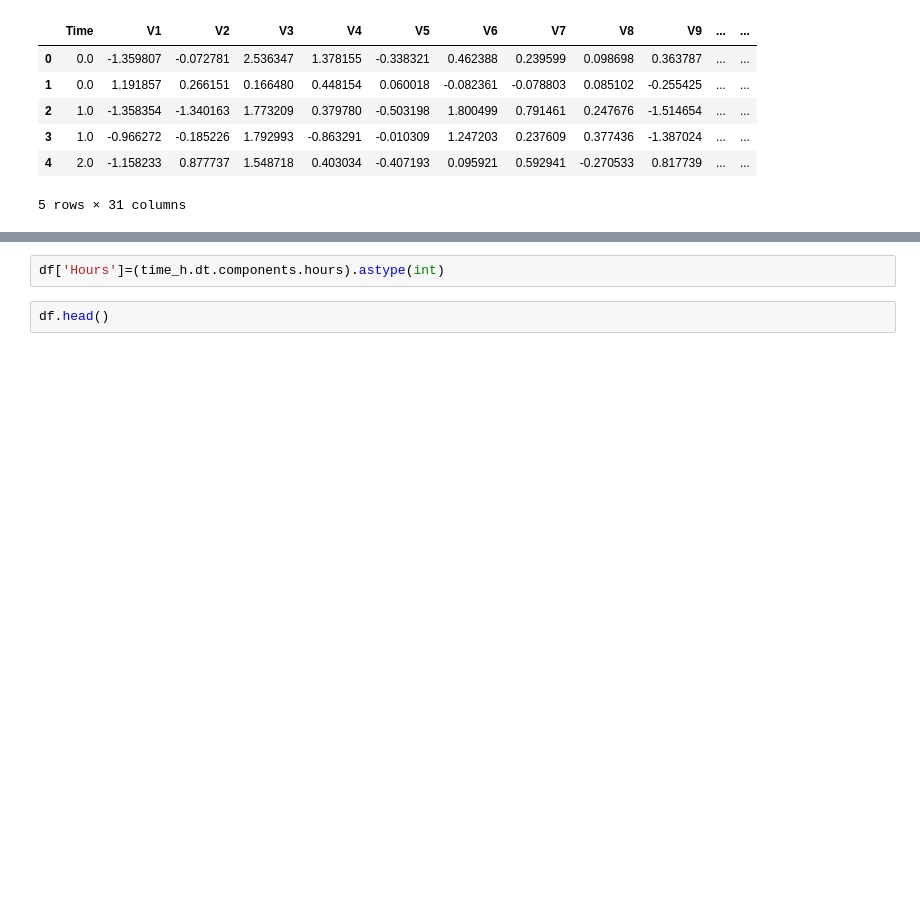
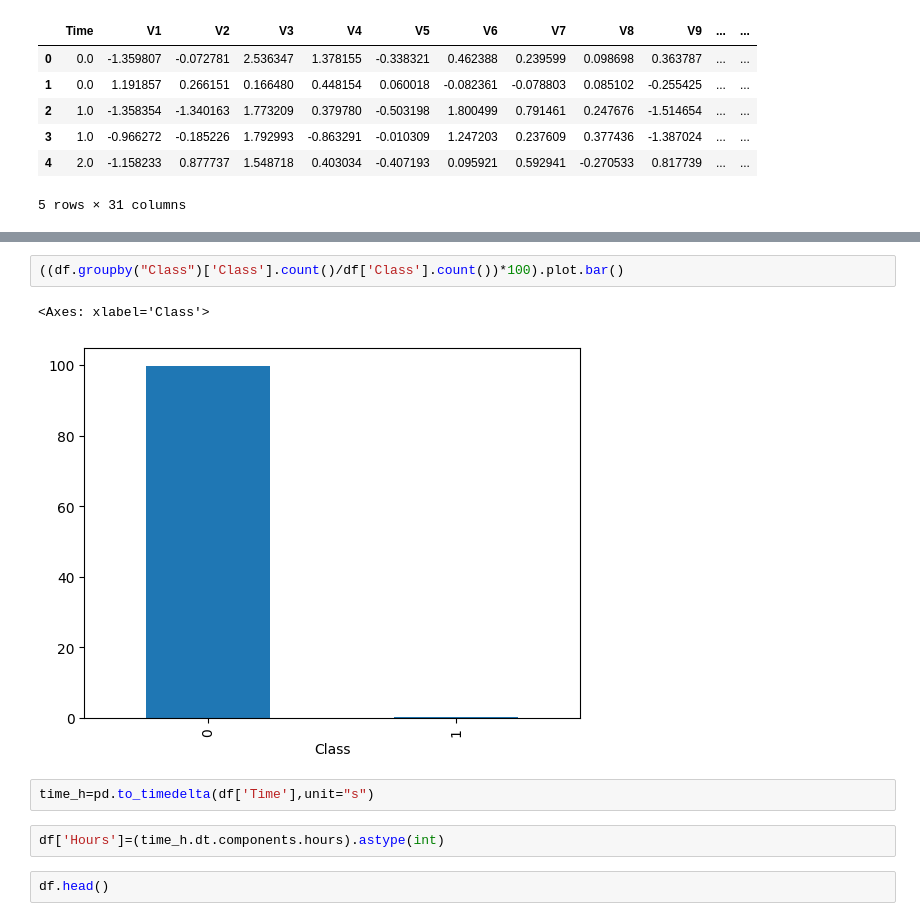
Before and after one commit to sripavan24/fraud-detection-e2e, a Jupyter notebook: notebook/Train_data.ipynb, the cells around one changed output, grey strips where cells are left out. Cells and saved outputs as stored; diff of their text form; blank space fills up the shorter version.

```diff
--- a/notebook/Train_data.ipynb
+++ b/notebook/Train_data.ipynb
@@ -21,3 +25,10 @@ time_h=pd.to_timedelta(df['Time'],unit="s")
+# %%
+((df.groupby("Class")['Class'].count()/df['Class'].count())*100).plot.bar()
+# %% [output]
+<Axes: xlabel='Class'>
+[figure, added]
+# %%
+time_h=pd.to_timedelta(df['Time'],unit="s")
 # %%
 df['Hours']=(time_h.dt.components.hours).astype(int)
 # %%
```
Also changed, not shown: parts of 24 cells of this notebook.
